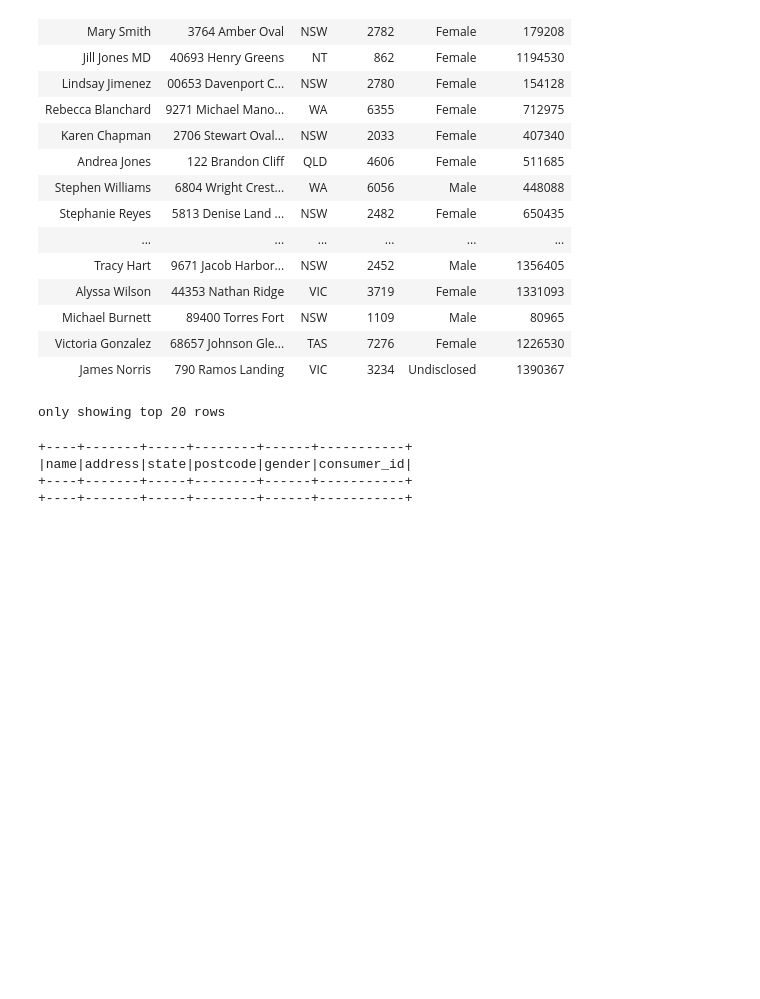
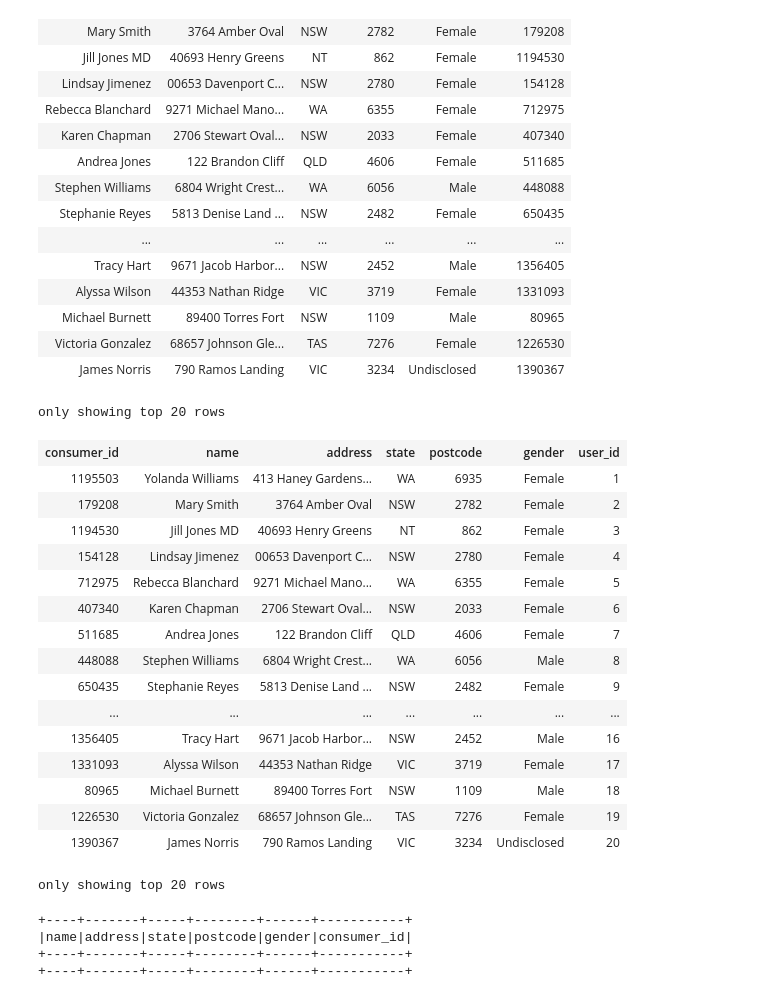
Before and after one commit to MAST30034-Applied-Data-Science/generic-buy-now-pay-later-project-group-24, a Jupyter notebook: notebooks/consumer_prep2.ipynb, the cells around one changed output. Cells and saved outputs as stored; diff of their text form; code cells hidden in the pictures; blank space fills up the shorter version.

Commit message:
new data

```diff
--- a/notebooks/consumer_prep2.ipynb
+++ b/notebooks/consumer_prep2.ipynb
@@ -98,6 +98,28 @@ sdf
 | Victoria Gonzalez | 68657 Johnson Gle... | TAS | 7276 | Female | 1226530 |
 | James Norris | 790 Ramos Landing | VIC | 3234 | Undisclosed | 1390367 |
 only showing top 20 rows
+# %%
+merge_data= sdf.join(conn, on=['consumer_id'], how='left_outer')
+# %%
+merge_data
+# %% [output]
+| consumer_id | name | address | state | postcode | gender | user_id |
+| 1195503 | Yolanda Williams | 413 Haney Gardens... | WA | 6935 | Female | 1 |
+| 179208 | Mary Smith | 3764 Amber Oval | NSW | 2782 | Female | 2 |
+| 1194530 | Jill Jones MD | 40693 Henry Greens | NT | 862 | Female | 3 |
+| 154128 | Lindsay Jimenez | 00653 Davenport C... | NSW | 2780 | Female | 4 |
+| 712975 | Rebecca Blanchard | 9271 Michael Mano... | WA | 6355 | Female | 5 |
+| 407340 | Karen Chapman | 2706 Stewart Oval... | NSW | 2033 | Female | 6 |
+| 511685 | Andrea Jones | 122 Brandon Cliff | QLD | 4606 | Female | 7 |
+| 448088 | Stephen Williams | 6804 Wright Crest... | WA | 6056 | Male | 8 |
+| 650435 | Stephanie Reyes | 5813 Denise Land ... | NSW | 2482 | Female | 9 |
+| ... | ... | ... | ... | ... | ... | ... |
+| 1356405 | Tracy Hart | 9671 Jacob Harbor... | NSW | 2452 | Male | 16 |
+| 1331093 | Alyssa Wilson | 44353 Nathan Ridge | VIC | 3719 | Female | 17 |
+| 80965 | Michael Burnett | 89400 Torres Fort | NSW | 1109 | Male | 18 |
+| 1226530 | Victoria Gonzalez | 68657 Johnson Gle... | TAS | 7276 | Female | 19 |
+| 1390367 | James Norris | 790 Ramos Landing | VIC | 3234 | Undisclosed | 20 |
+only showing top 20 rows
 # %%
 import pyspark.sql.functions as f
 from functools import reduce
```
Also changed, not shown: parts of 1 cell of this notebook.
